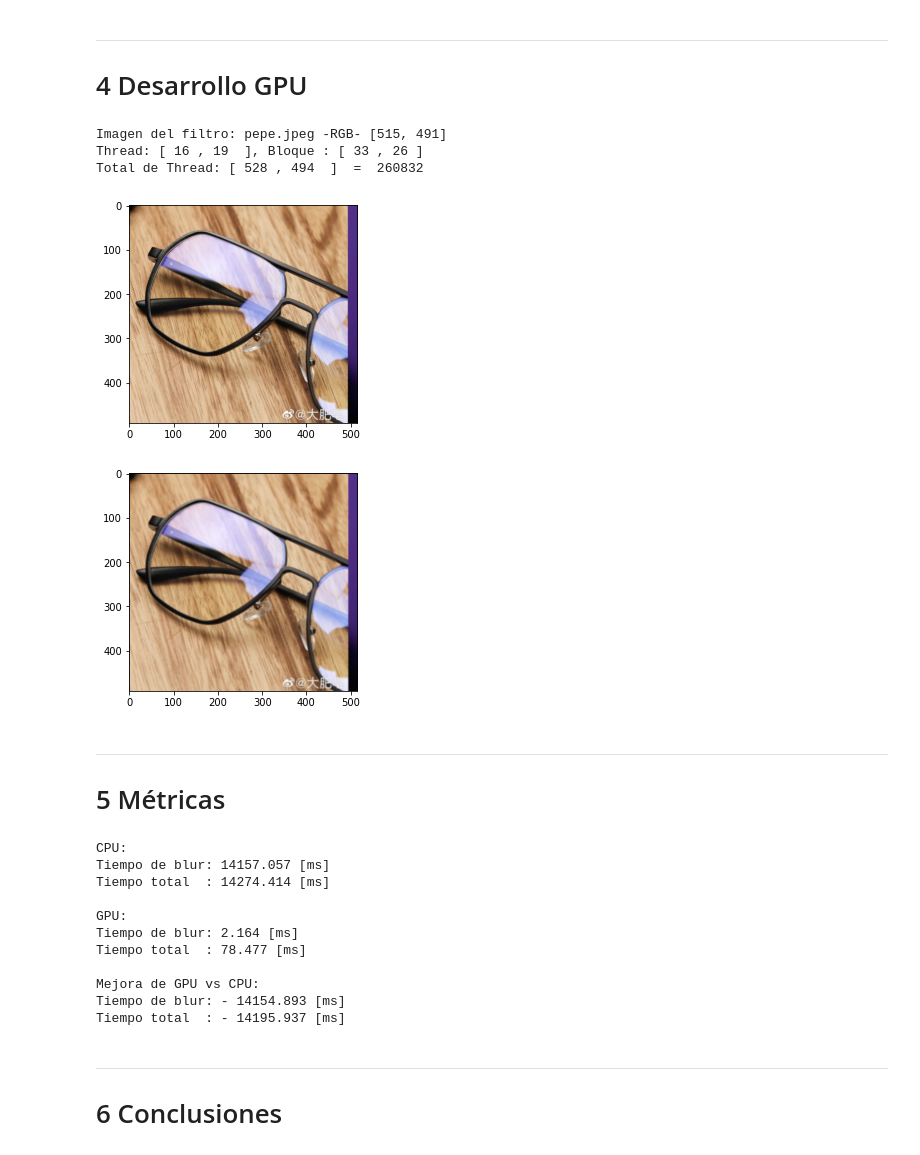
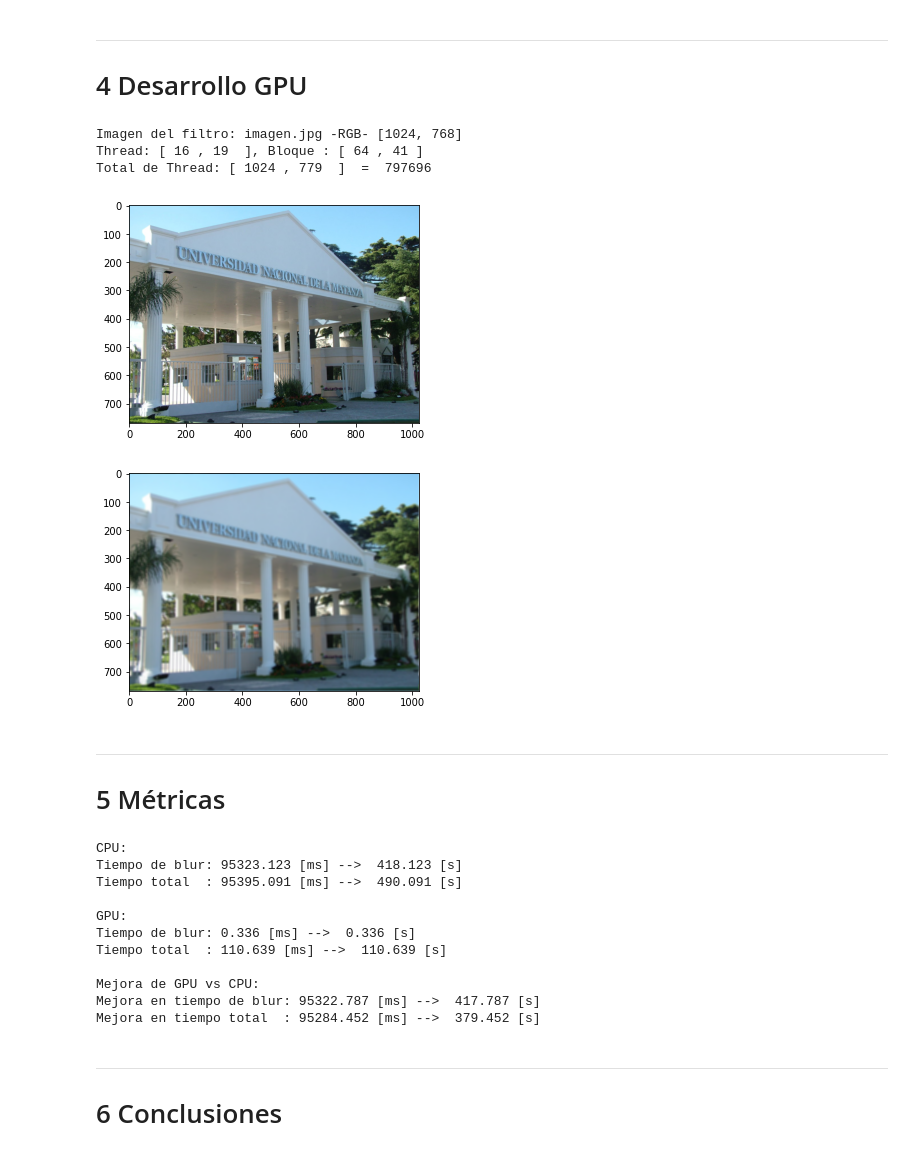
Before and after one commit to Sandoval-G-98/SOA-AppJava, a Jupyter notebook: HPC/Cuaderno_1_grupo7_2021.ipynb, the cells around one changed output. Saved outputs shown, nothing was run; the diff lists cells and outputs as text; code cells hidden in the pictures.

```diff
--- a/HPC/Cuaderno_1_grupo7_2021.ipynb
+++ b/HPC/Cuaderno_1_grupo7_2021.ipynb
@@ -23,5 +23,5 @@ url_imagen = "https://github.com/wvaliente/SOA_HPC/blob/main/unlam.jpg?raw=true"
 
 #@markdown ### Especifique el Blur que se desea realizar (numero entero):
 #@markdown ###### Numeros mayores a 10 tardaran más de 10 minutos
-blurfactor = 1 #@param {type:"integer"}
+blurfactor =  4#@param {type:"integer"}
 # %% [output]
@@ -168,7 +168,7 @@ __global__ void kernel_img( int blurfactor, int ancho, int alto, int *img_O, int
   // Calculo las coordenadas del Thread en dos dimensiones.
   int idx = threadIdx.x + blockIdx.x*blockDim.x;
   int idy = threadIdx.y + blockIdx.y*blockDim.y;
-  int pxl = (idx+(idy*ancho))*3;
+  int pxl;
   //int blurfactor = 1;
   float rtotal = 0.0;
   float gtotal = 0.0;
@@ -183,18 +183,19 @@ __global__ void kernel_img( int blurfactor, int ancho, int alto, int *img_O, int
       for (int j = idy-blurfactor; j < idy+blurfactor+1; j++)
       {
         pxl = (i+(j*ancho))*3;
-        rtotal += img_O[pxl  ];  // Componente Rojo del pixel.
+        rtotal += img_O[pxl  ];  // Componente Rojo  del pixel.
         gtotal += img_O[pxl+1];  // Componente Verde del pixel.
-        btotal += img_O[pxl+2];   // Componente Azul del pixel.
+        btotal += img_O[pxl+2];  // Componente Azul  del pixel.
       }
     }
 
     double aux = (pow((blurfactor * 2 + 1), 2));
+    pxl = (idx+(idy*ancho))*3;
 
     // Escribo el color del pixel.
-    img_R[pxl  ] = rtotal / aux;
-    img_R[pxl+1] = gtotal / aux;
-    img_R[pxl+2] = btotal / aux;
+    img_R[pxl  ] = (int) rtotal / aux;
+    img_R[pxl+1] = (int) gtotal / aux;
+    img_R[pxl+2] = (int) btotal / aux;
   }
 }
 """)
@@ -208,38 +209,38 @@ kernel = module.get_function("kernel_img")
 tiempo_blur_gpu = datetime.now()
 
 dim_hilo_x = 16
 dim_bloque_x = numpy.int( (img_ancho+dim_hilo_x-1) / dim_hilo_x )
 
 dim_hilo_y = 19
 dim_bloque_y = numpy.int( (img_alto+dim_hilo_y-1) / dim_hilo_y )
 
 print( "Thread: [", dim_hilo_x, ",", dim_hilo_y, " ], Bloque : [", dim_bloque_x, ",", dim_bloque_y, "]" )
 print( "Total de Thread: [", dim_hilo_x*dim_bloque_x, ",", dim_hilo_y*dim_bloque_y, " ]", " = ", dim_hilo_x*dim_bloque_x*dim_hilo_y*dim_bloque_y )
 
 tiempo_blur_gpu = datetime.now()
 
 kernel( numpy.int32(blurfactor), numpy.int32(img_ancho), numpy.int32(img_alto), img_O_gpu, img_R_gpu, block=( dim_hilo_x, dim_hilo_y, 1 ), grid=(dim_bloque_x, dim_bloque_y,1))
 
 tiempo_blur_gpu = datetime.now() - tiempo_blur_gpu
 
 # GPU - Copio el resultado desde la memoria GPU.
 cuda.memcpy_dtoh( img_R_cpu, img_R_gpu )
 
 # Muestro la imagen Original el filtro.
 plt.figure()
 imgplot=plt.imshow( img_O_cpu )
 
 # Muestro la imagen luego de aplicarle el filtro.
 plt.figure()
 imgplot=plt.imshow( img_R_cpu )
 
 tiempo_total_gpu = datetime.now() - tiempo_total_gpu
 # %% [output]
-Imagen del filtro: pepe.jpeg -RGB- [515, 491]
-Thread: [ 16 , 19  ], Bloque : [ 33 , 26 ]
-Total de Thread: [ 528 , 494  ]  =  260832
+Imagen del filtro: imagen.jpg -RGB- [1024, 768]
+Thread: [ 16 , 19  ], Bloque : [ 64 , 41 ]
+Total de Thread: [ 1024 , 779  ]  =  797696
-[figure, old version]
+[figure, new version]
-[figure, old version]
+[figure, new version]
 # %% [markdown]
 ---
 # 5 Métricas
@@ -247,31 +248,36 @@ Total de Thread: [ 528 , 494  ]  =  260832
 # --------------------------------------------
 # Definición de función que transforma el tiempo en  milisegundos
 tiempo_en_ms = lambda dt:(dt.days * 24 * 60 * 60 + dt.seconds) * 1000 + dt.microseconds / 1000.0
+
+# --------------------------------------------
+# Definición de función que transforma el tiempo en  segundos
+tiempo_en_s = lambda dt:(dt.days * 24 * 60 * 60 + dt.seconds) + dt.microseconds / 1000.0
+
 # --------------------------------------------
 
 print( "\nCPU:")
-print( "Tiempo de blur:", tiempo_en_ms( tiempo_blur_cpu   ), "[ms]" )
-print( "Tiempo total  :", tiempo_en_ms( tiempo_total_cpu ), "[ms]" )
+print( "Tiempo de blur:", tiempo_en_ms( tiempo_blur_cpu  ), "[ms] --> ", tiempo_en_s(tiempo_blur_cpu),  "[s]")
+print( "Tiempo total  :", tiempo_en_ms( tiempo_total_cpu ), "[ms] --> ", tiempo_en_s(tiempo_total_cpu),  "[s]" )
 
 print( "\nGPU:")
-print( "Tiempo de blur:", tiempo_en_ms( tiempo_blur_gpu   ), "[ms]" )
-print( "Tiempo total  :", tiempo_en_ms( tiempo_total_gpu ), "[ms]" )
+print( "Tiempo de blur:", tiempo_en_ms( tiempo_blur_gpu  ), "[ms] --> ", tiempo_en_s(tiempo_blur_gpu),  "[s]" )
+print( "Tiempo total  :", tiempo_en_ms( tiempo_total_gpu ), "[ms] --> ", tiempo_en_s(tiempo_total_gpu),  "[s]" )
 
 print( "\nMejora de GPU vs CPU:")
-print( "Tiempo de blur: -", tiempo_en_ms( tiempo_blur_cpu - tiempo_blur_gpu   ), "[ms]" )
-print( "Tiempo total  : -", tiempo_en_ms( tiempo_total_cpu - tiempo_total_gpu ), "[ms]" )
+print( "Mejora en tiempo de blur:", tiempo_en_ms( tiempo_blur_cpu - tiempo_blur_gpu   ), "[ms] --> ", tiempo_en_s(tiempo_blur_cpu - tiempo_blur_gpu),  "[s]" )
+print( "Mejora en tiempo total  :", tiempo_en_ms( tiempo_total_cpu - tiempo_total_gpu ), "[ms] --> ", tiempo_en_s(tiempo_total_cpu - tiempo_total_gpu),  "[s]" )
 # %% [output]
 CPU:
-Tiempo de blur: 14157.057 [ms]
-Tiempo total  : 14274.414 [ms]
+Tiempo de blur: 95323.123 [ms] -->  418.123 [s]
+Tiempo total  : 95395.091 [ms] -->  490.091 [s]
 
 GPU:
-Tiempo de blur: 2.164 [ms]
-Tiempo total  : 78.477 [ms]
+Tiempo de blur: 0.336 [ms] -->  0.336 [s]
+Tiempo total  : 110.639 [ms] -->  110.639 [s]
 
 Mejora de GPU vs CPU:
-Tiempo de blur: - 14154.893 [ms]
-Tiempo total  : - 14195.937 [ms]
+Mejora en tiempo de blur: 95322.787 [ms] -->  417.787 [s]
+Mejora en tiempo total  : 95284.452 [ms] -->  379.452 [s]
 # %% [markdown]
 ---
 # 6 Conclusiones
```
Also changed, not shown: parts of 3 cells of this notebook.
